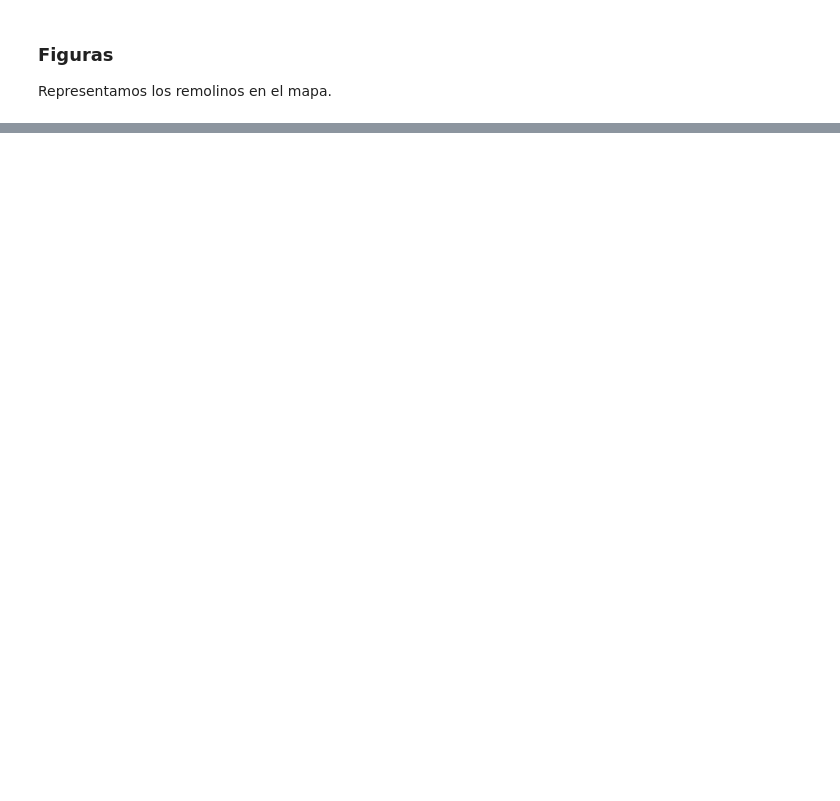
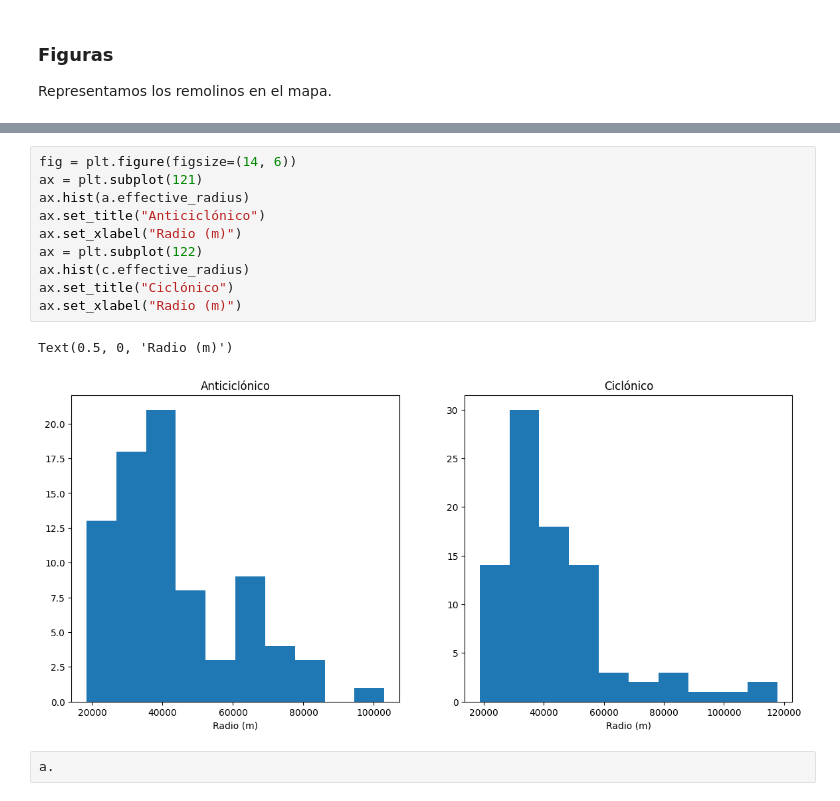
Before and after one commit to Intercoonecta/tutoriales, a Jupyter notebook: miercoles/datos_corrientes.ipynb, the cells around one changed output, grey strips where cells are left out. Drawn from its saved outputs; the diff is of its cells as text; blank space fills up the shorter version.

```diff
--- a/miercoles/datos_corrientes.ipynb
+++ b/miercoles/datos_corrientes.ipynb
@@ -220,0 +242,15 @@ plt.show()
+# %%
+fig = plt.figure(figsize=(14, 6))
+ax = plt.subplot(121)
+ax.hist(a.effective_radius)
+ax.set_title("Anticiclónico")
+ax.set_xlabel("Radio (m)")
+ax = plt.subplot(122)
+ax.hist(c.effective_radius)
+ax.set_title("Ciclónico")
+ax.set_xlabel("Radio (m)")
+# %% [output]
+Text(0.5, 0, 'Radio (m)')
+[figure, added]
+# %%
+a.
```
Also changed, not shown: parts of 9 cells of this notebook.
